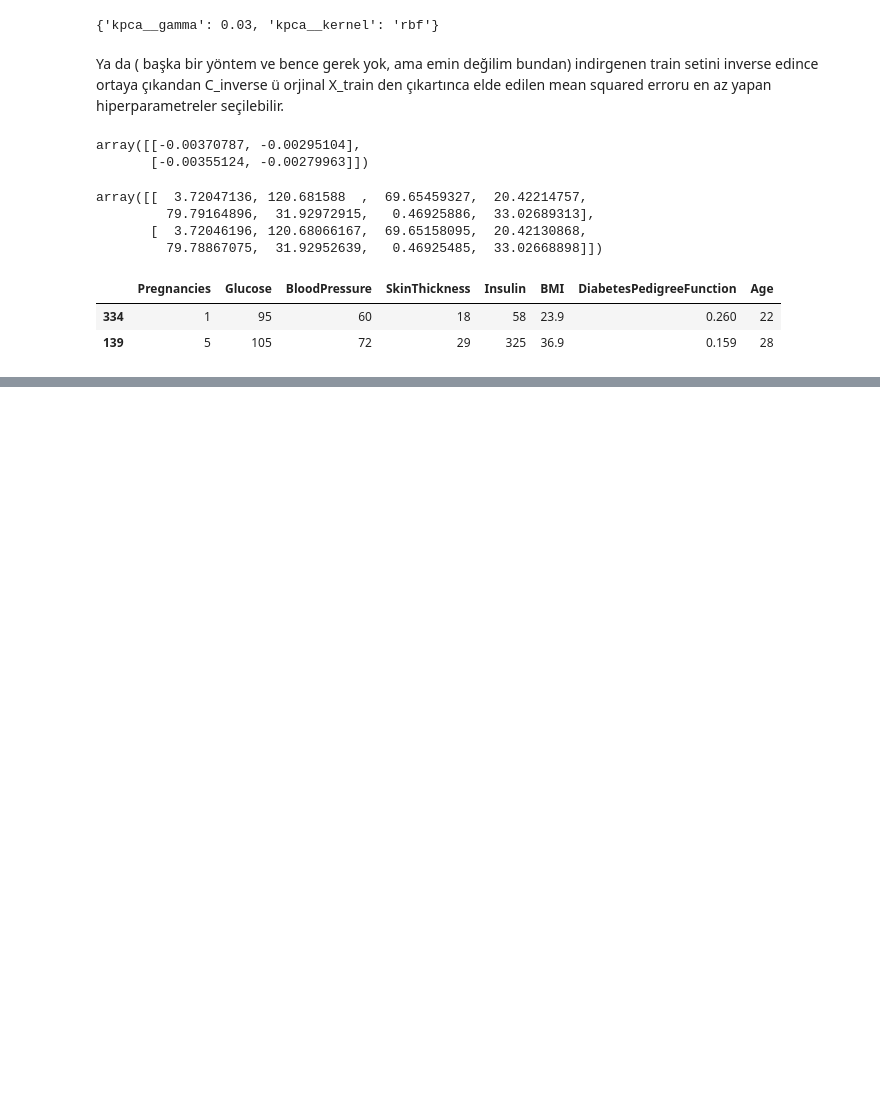
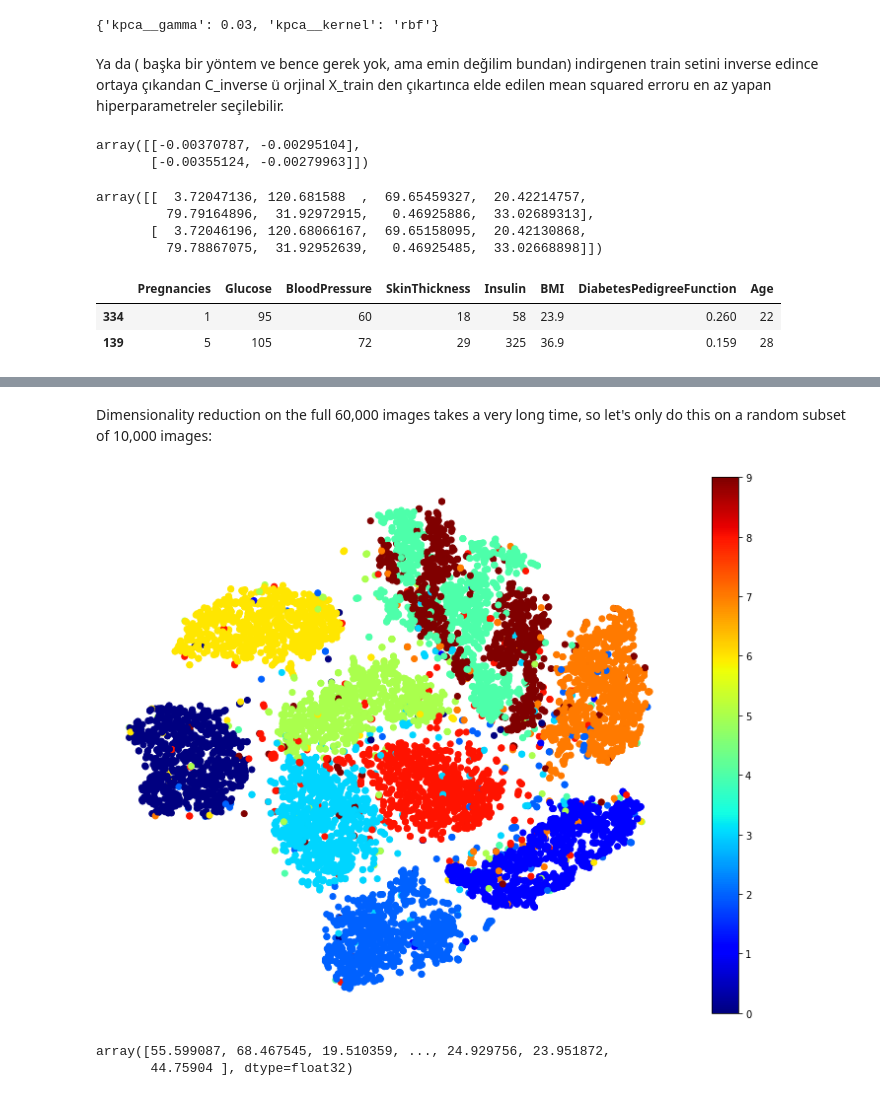
Before and after one commit to Bedirhangndnr/Hands_On_machine_Learning_CodesWithNotes, a Jupyter notebook: Chapter8DimensionalityReduction.ipynb, the cells around one changed output, grey strips where cells are left out. Cells and saved outputs as stored; diff of their text form; code cells hidden in the pictures; blank space fills up the shorter version.

```diff
--- a/Chapter8DimensionalityReduction.ipynb
+++ b/Chapter8DimensionalityReduction.ipynb
@@ -306,0 +398,3 @@ X_train[:2]
+# %%
+from sklearn.datasets import fetch_openml
+mnist = fetch_openml('mnist_784', version=1)
@@ -306,0 +510,27 @@ X_train[:2]
+# %% [markdown]
+
+Dimensionality reduction on the full 60,000 images takes a very long time, so let's only do this on a random subset of 10,000 images:
+# %%
+from sklearn.manifold import TSNE
+np.random.seed(42)
+m = 10000
+idx = np.random.permutation(60000)[:m]
+X = mnist['data'][idx]
+y = mnist['target'][idx]
+# %%
+tsne = TSNE(n_components=2, random_state=42)
+X_reduced = tsne.fit_transform(X)
+# %%
+from matplotlib import pyplot as plt
+plt.figure(figsize=(13,10))
+plt.scatter(X_reduced[:, 0], X_reduced[:, 1], c=y.astype(int), cmap="jet")
+plt.axis('off')
+plt.colorbar()
+plt.show()
+# %% [output]
+[figure, added]
+# %%
+X_reduced[y=="1",0]
+# %% [output]
+array([55.599087, 68.467545, 19.510359, ..., 24.929756, 23.951872,
+       44.75904 ], dtype=float32)
```
Also changed, not shown: parts of 39 cells of this notebook.
